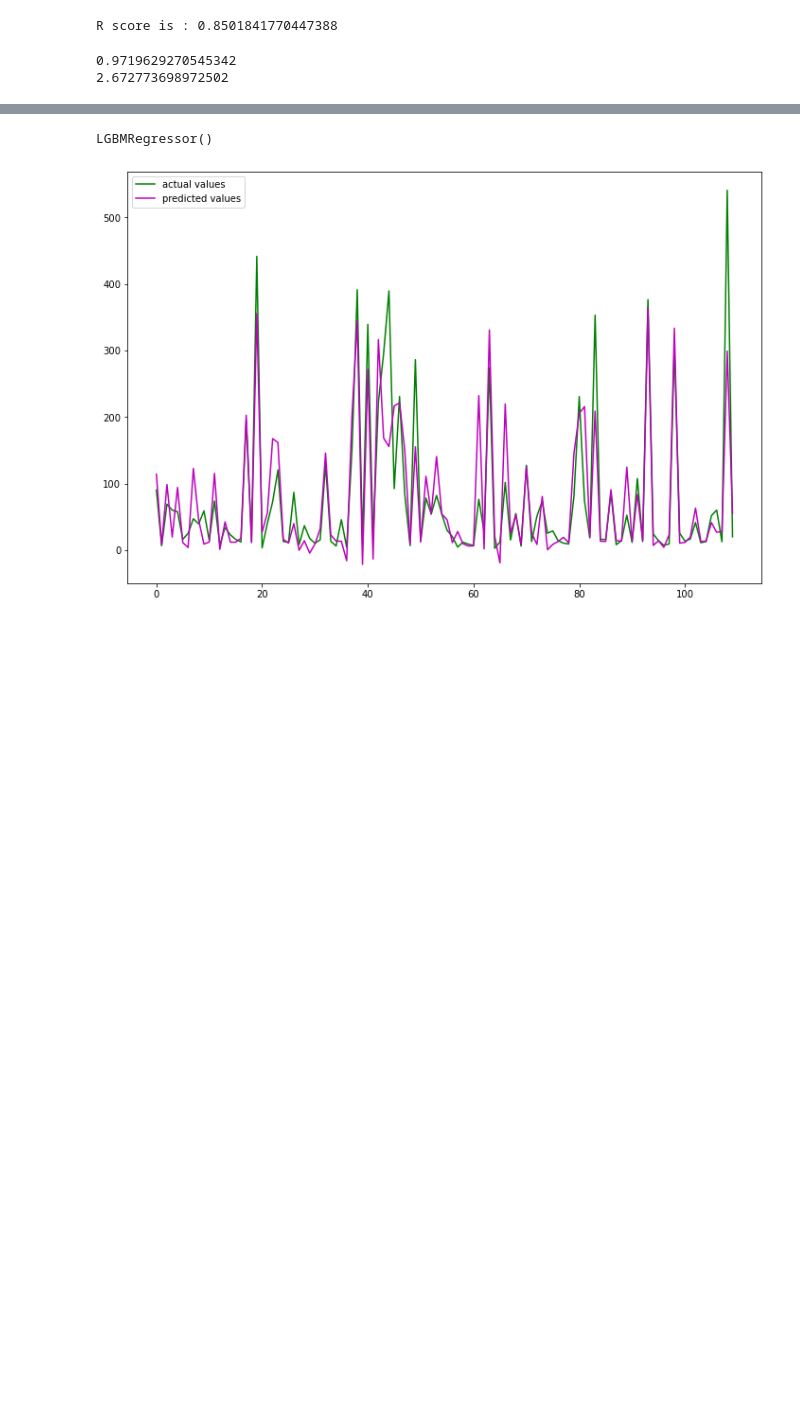
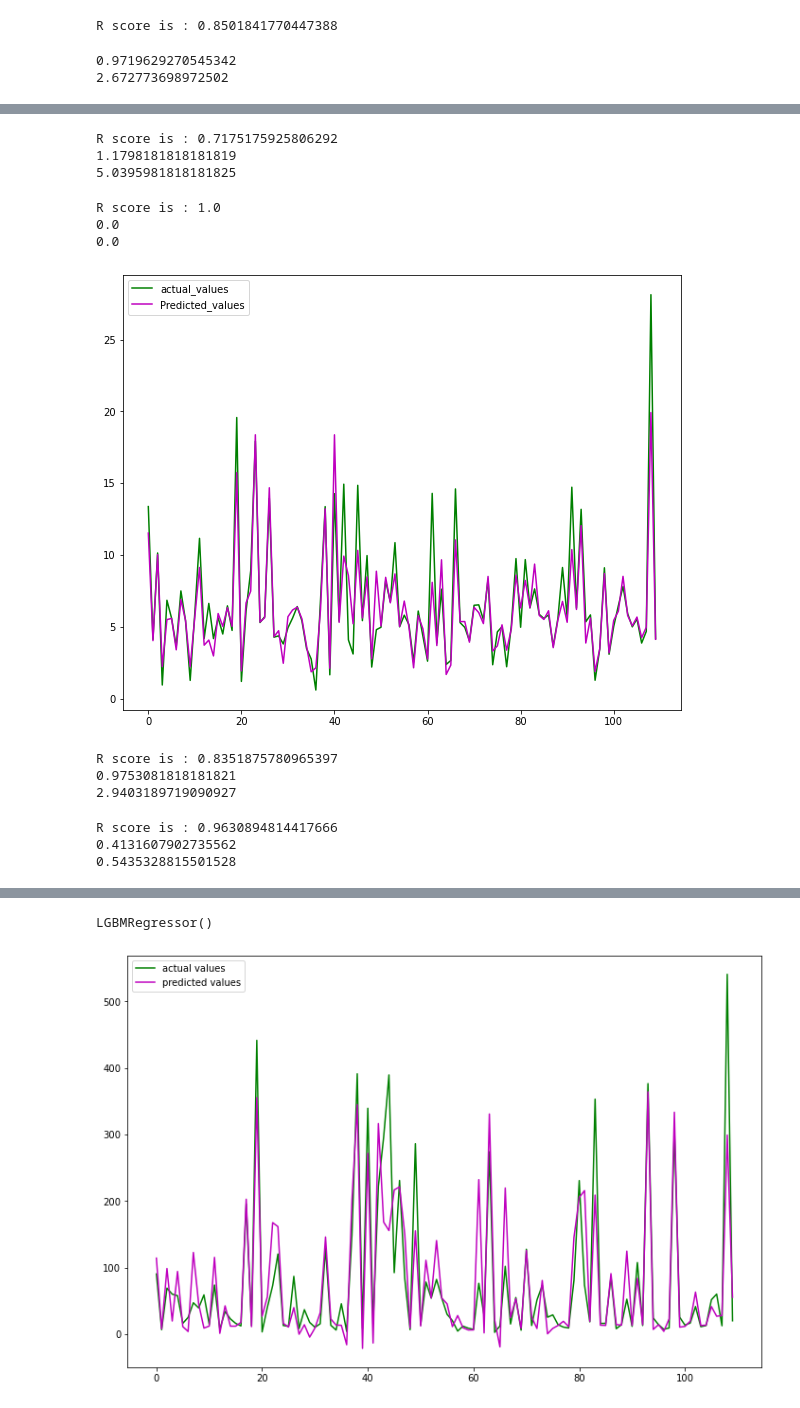
Before and after one commit to bashiralam185/Final_year_project, a Jupyter notebook: Datasets/PM1-PM10.ipynb, the cells around one changed output, grey strips where cells are left out. Saved outputs shown, nothing was run; the diff lists cells and outputs as text; code cells hidden in the pictures; blank space fills up the shorter version.

```diff
--- a/Datasets/PM1-PM10.ipynb
+++ b/Datasets/PM1-PM10.ipynb
@@ -252,0 +324,65 @@ plt.show()
+# %%
+# Importing the required module
+from sklearn.metrics import r2_score
+
+# Evaluating the model
+print('R score is :', r2_score(y_test, y_pred))
+
+# printing the mean absolute error
+print(mean_absolute_error(y_test, y_pred))
+
+# printing the mean squared error
+print(mean_squared_error(y_test, y_pred))
+# %% [output]
+R score is : 0.7175175925806292
+1.1798181818181819
+5.0395981818181825
+# %%
+print('R score is :', r2_score(y_train, y_pred_train))
+# printing the mean absolute error
+print(mean_absolute_error(y_train, y_pred_train))
+# printing the mean squared error
+print(mean_squared_error(y_train, y_pred_train))
+# %% [output]
+R score is : 1.0
+0.0
+0.0
+# %%
+# import Random forest using python
+from sklearn.ensemble import RandomForestRegressor
+
+# instantiate Random forest using python
+regressor1 = RandomForestRegressor()
+
+# fit Random forest using python model
+regressor1.fit(X_train, y_train)
+
+# making predictions for Random forest using python
+y_predR = regressor1.predict(X_test)
+# %%
+# fitting the size of the plot
+plt.figure(figsize=(10, 8))
+# plotting training and test
+plt.plot([i for i in range(len(y_test))],y_test, label="actual_values", c='g')
+plt.plot([i for i in range(len(y_test))],y_predR, label="Predicted_values", c='m')
+# showing the plotting
+plt.legend()
+plt.show()
+# %% [output]
+[figure, added]
+# %%
+# Importing the required module
+from sklearn.metrics import r2_score
+
+# Evaluating the model
+print('R score is :', r2_score(y_test, y_predR))
+
+# printing the mean absolute error
+print(mean_absolute_error(y_test, y_predR))
+
+# printing the mean squared error
+print(mean_squared_error(y_test, y_predR))
+# %% [output]
+R score is : 0.8351875780965397
+0.9753081818181821
+2.9403189719090927
@@ -252,0 +392,10 @@ plt.show()
+# %%
+print('R score is :', r2_score(y_train, y_predT))
+# printing the mean absolute error
+print(mean_absolute_error(y_train, y_predT))
+# printing the mean squared error
+print(mean_squared_error(y_train, y_predT))
+# %% [output]
+R score is : 0.9630894814417666
+0.4131607902735562
+0.5435328815501528
```
Also changed, not shown: parts of 60 cells of this notebook, 14 other files.
